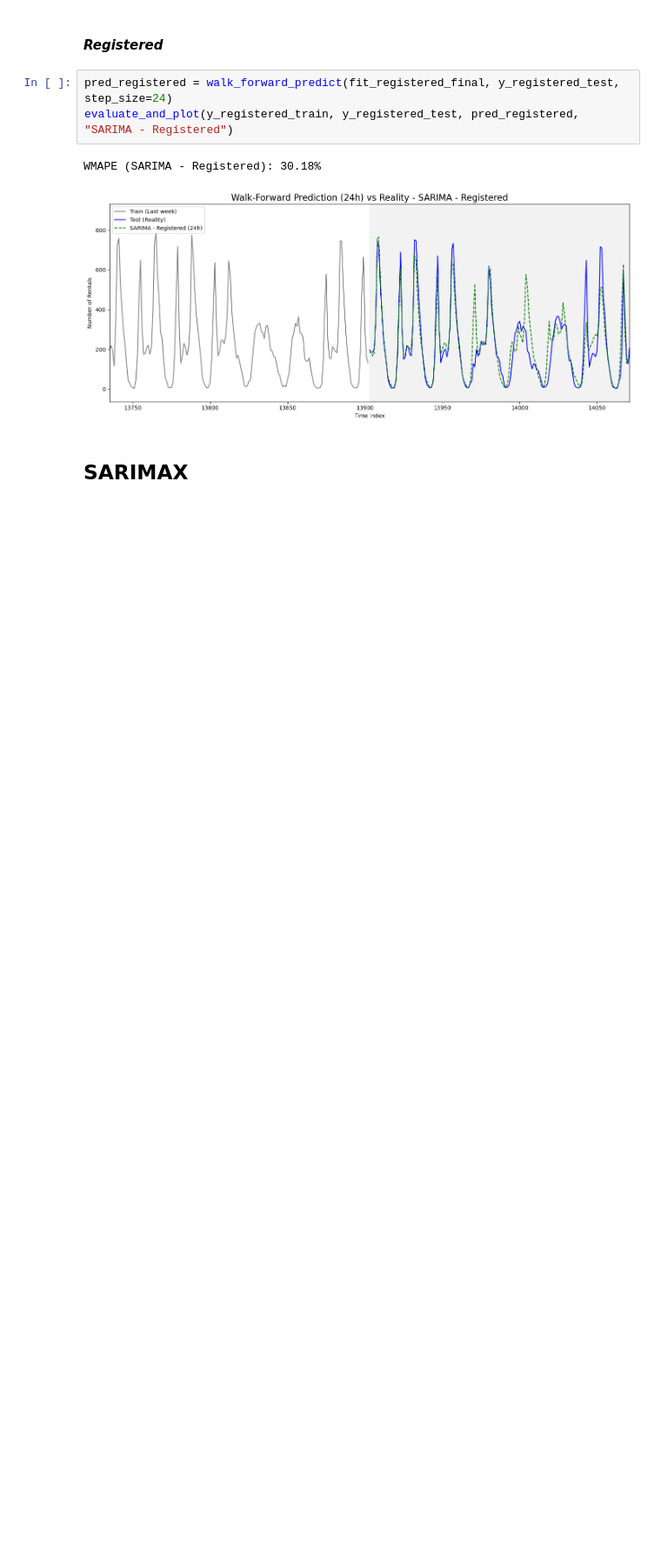
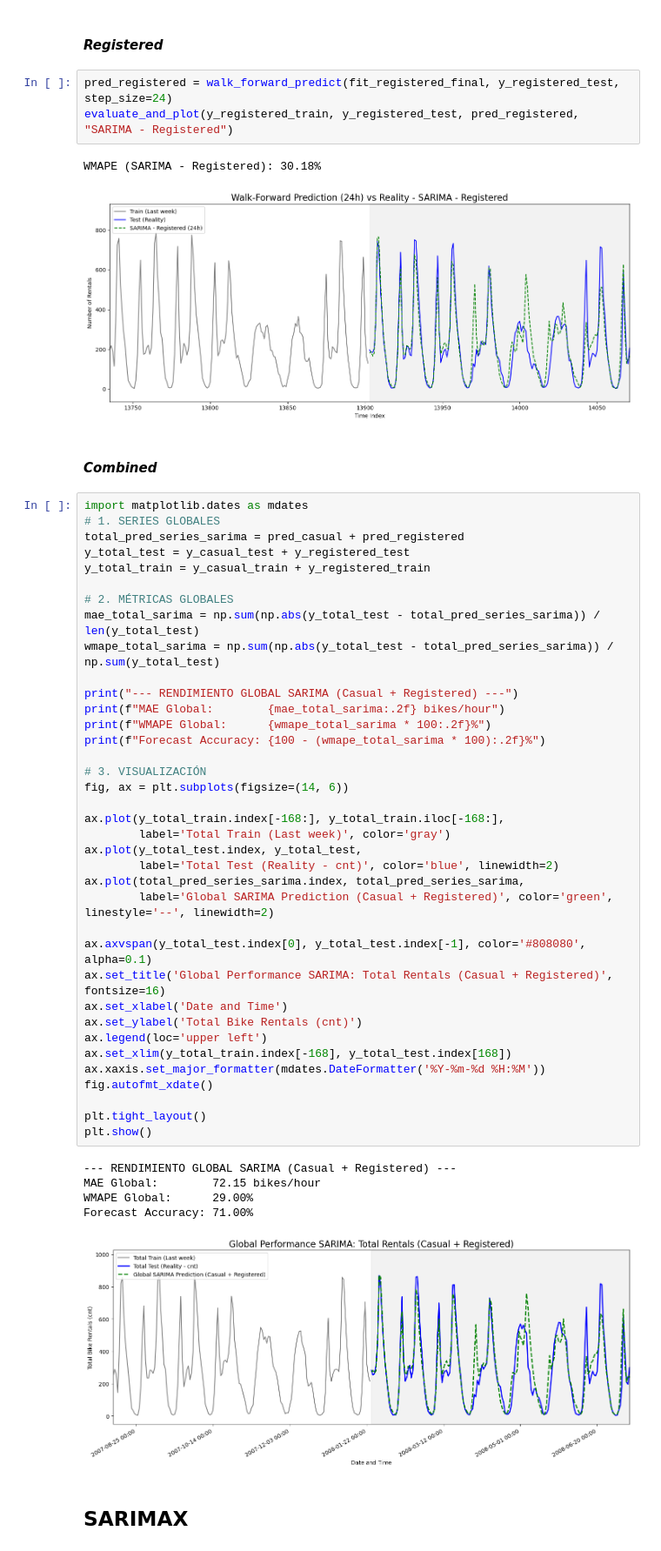
Before and after one commit to ikeiba/bike-sharing-time-series, a Jupyter notebook: project_submission/sarima_sarimax.ipynb, the cells around one changed output. Shown at 87% size. Saved outputs shown, nothing was run; the diff lists cells and outputs as text; blank space fills up the shorter version.

Commit message:
sarima and sarimax models created + combined results

```diff
--- a/project_submission/sarima_sarimax.ipynb
+++ b/project_submission/sarima_sarimax.ipynb
@@ -415,6 +415,51 @@ evaluate_and_plot(y_registered_train, y_registered_test, pred_registered, "SARIM
 # %% [output]
 WMAPE (SARIMA - Registered): 30.18%
 [figure]
+# %% [markdown]
+#### *Combined*
+# %%
+import matplotlib.dates as mdates
+# 1. SERIES GLOBALES
+total_pred_series_sarima = pred_casual + pred_registered
+y_total_test = y_casual_test + y_registered_test
+y_total_train = y_casual_train + y_registered_train
+
+# 2. MÉTRICAS GLOBALES
+mae_total_sarima = np.sum(np.abs(y_total_test - total_pred_series_sarima)) / len(y_total_test)
+wmape_total_sarima = np.sum(np.abs(y_total_test - total_pred_series_sarima)) / np.sum(y_total_test)
+
+print("--- RENDIMIENTO GLOBAL SARIMA (Casual + Registered) ---")
+print(f"MAE Global:        {mae_total_sarima:.2f} bikes/hour")
+print(f"WMAPE Global:      {wmape_total_sarima * 100:.2f}%")
+print(f"Forecast Accuracy: {100 - (wmape_total_sarima * 100):.2f}%")
+
+# 3. VISUALIZACIÓN
+fig, ax = plt.subplots(figsize=(14, 6))
+
+ax.plot(y_total_train.index[-168:], y_total_train.iloc[-168:],
+        label='Total Train (Last week)', color='gray')
+ax.plot(y_total_test.index, y_total_test,
+        label='Total Test (Reality - cnt)', color='blue', linewidth=2)
+ax.plot(total_pred_series_sarima.index, total_pred_series_sarima,
+        label='Global SARIMA Prediction (Casual + Registered)', color='green', linestyle='--', linewidth=2)
+
+ax.axvspan(y_total_test.index[0], y_total_test.index[-1], color='#808080', alpha=0.1)
+ax.set_title('Global Performance SARIMA: Total Rentals (Casual + Registered)', fontsize=16)
+ax.set_xlabel('Date and Time')
+ax.set_ylabel('Total Bike Rentals (cnt)')
+ax.legend(loc='upper left')
+ax.set_xlim(y_total_train.index[-168], y_total_test.index[168])
+ax.xaxis.set_major_formatter(mdates.DateFormatter('%Y-%m-%d %H:%M'))
+fig.autofmt_xdate()
+
+plt.tight_layout()
+plt.show()
+# %% [output]
+--- RENDIMIENTO GLOBAL SARIMA (Casual + Registered) ---
+MAE Global:        72.15 bikes/hour
+WMAPE Global:      29.00%
+Forecast Accuracy: 71.00%
+[figure, added]
 # %% [markdown]
 ## **SARIMAX**
 # %% [markdown]
```
Also changed, not shown: parts of 6 cells of this notebook, 3 other files.
